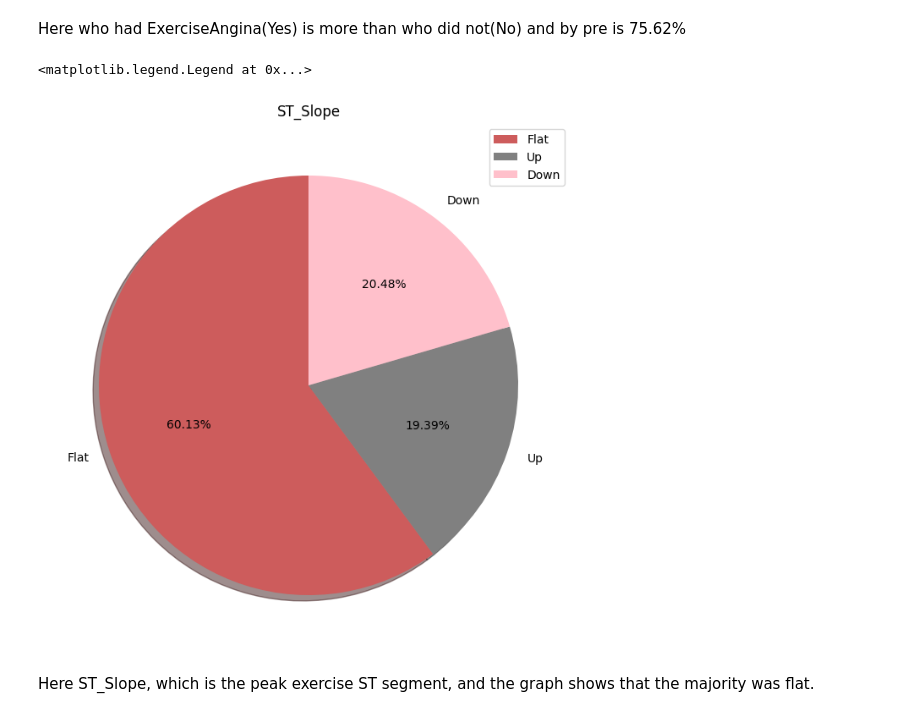
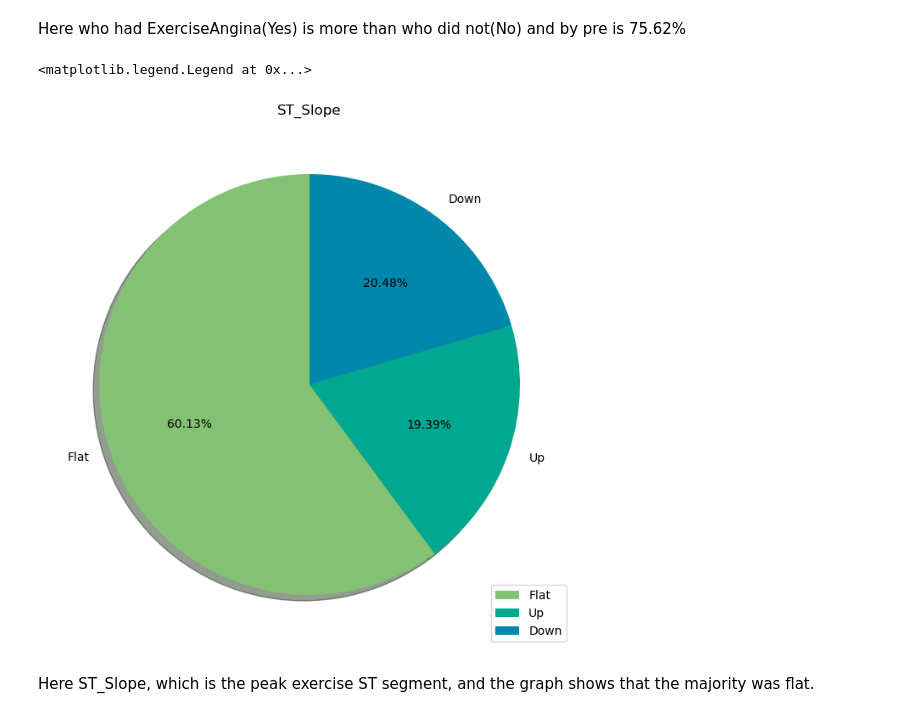
Before and after one commit to sara81a/Heart-Disease-Classification, a Jupyter notebook: Heart-Disease/heart-disease-classification-with-many-models.ipynb, the cells around one changed output. Drawn from its saved outputs; the diff is of its cells as text; code cells hidden in the pictures.

```diff
--- a/Heart-Disease/heart-disease-classification-with-many-models.ipynb
+++ b/Heart-Disease/heart-disease-classification-with-many-models.ipynb
@@ -225,12 +227,12 @@ ST_Slope_explode = (0, 0, 0)
 # %%
 plt.figure(figsize=(8,9))
 plt.pie( ST_Slope_size , explode=ST_Slope_explode , labels=ST_Slope_label ,shadow=True ,
-        autopct='%1.2f%%' , startangle=90, colors=['#CD5C5C','gray', 'pink'])
+        autopct='%1.2f%%' , startangle=90, colors=["#82C272", "#00A88F", "#0087AC", "#005FAA", "#323B81"])
 plt.title("ST_Slope")
 plt.legend()
 # %% [output]
 <matplotlib.legend.Legend at 0x...>
-[figure, old version]
+[figure, new version]
 # %% [markdown]
 Here ST_Slope, which is the peak exercise ST segment, and the graph shows that the majority was flat.
 # %%
```
Also changed, not shown: parts of 17 cells of this notebook.
